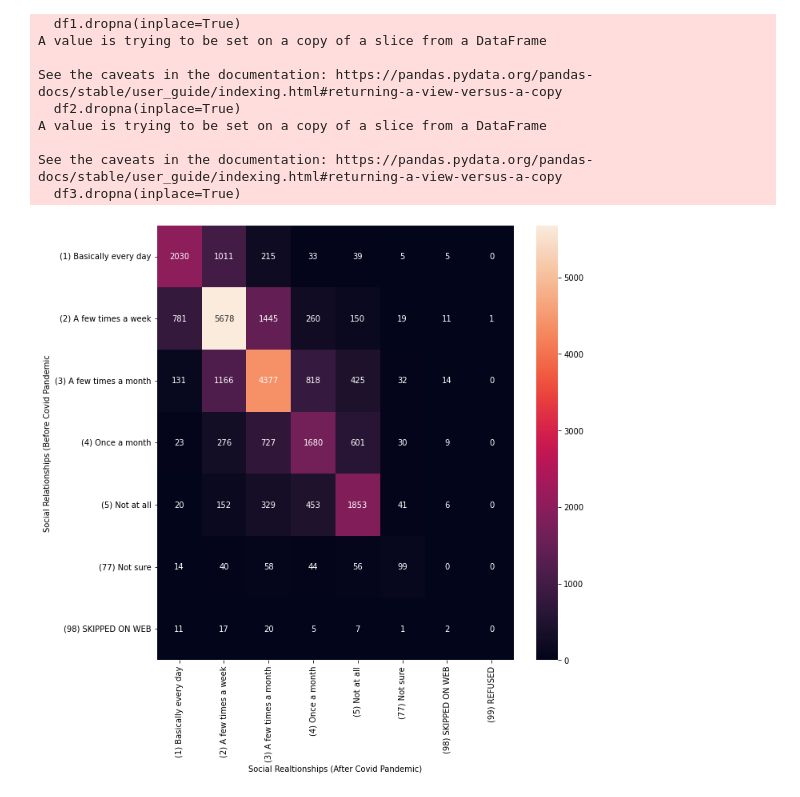
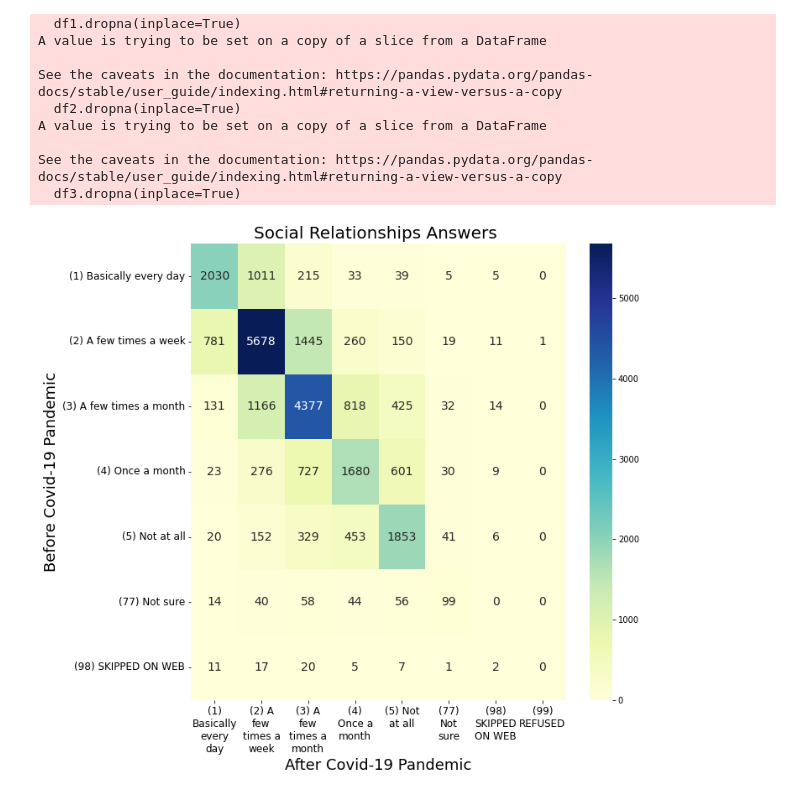
Before and after one commit to meisamasgri/Covid19AndMentalHealth, a Jupyter notebook: SE01 - Final.ipynb, the cells around one changed output. Cells and saved outputs as stored; diff of their text form; code cells hidden in the pictures.

```diff
--- a/SE01 - Final.ipynb
+++ b/SE01 - Final.ipynb
@@ -76,20 +76,38 @@ See the caveats in the documentation: https://pandas.pydata.org/pandas-docs/stab
 # %%
 #SE1: Changes in Social Relationships Before(SOC2B) and After(SOC2A) Covid Pandemic
 import matplotlib.pyplot as plt
 import seaborn as sns
+
+import textwrap
+def wrap_labels(ax, width, break_long_words=False):
+    labels = []
+    for label in ax.get_xticklabels():
+        text = label.get_text()
+        labels.append(textwrap.fill(text, width=width,
+                      break_long_words=break_long_words))
+    ax.set_xticklabels(labels, rotation=0)
+
 SE1 = pd.crosstab(df['SOC2B'],
                   df['SOC2A'],
                  margins = False)
 
 fig, ax = plt.subplots(figsize=(10, 10))
-s= sns.heatmap(SE1, annot=True,fmt='g')
-s.set(xlabel='Social Realtionships (After Covid Pandemic)', ylabel='Social Relationships (Before Covid Pandemic')
-plt.savefig("C:\python\SE01-CROSS.png",
+s= sns.heatmap(SE1, annot=True,fmt='g',annot_kws={"size": 14},cmap="YlGnBu")
+# s.set(xlabel='Social Relationships (After Covid Pandemic)', ylabel='Social Relationships (Before Covid Pandemic')
+s.axes.set_title("Social Relationships Answers ",fontsize=20)
+s.set_xlabel("After Covid-19 Pandemic",fontsize=18)
+s.set_ylabel("Before Covid-19 Pandemic",fontsize=18)
+s.set_xticklabels(s.get_xmajorticklabels(), fontsize = 12 , rotation=45)
+s.set_yticklabels(s.get_ymajorticklabels(), fontsize = 12 )
+wrap_labels(s, 7)
+s.figure
+# s.set_xyicklabels(s.get_jmajorticklabels(), fontsize = 14,rotation=45)
+plt.savefig("C:\python\SE01-CROS.png",
             format='png',
             dpi=600,
             bbox_inches ="tight",
             pad_inches = 1,
             transparent = True,
             orientation ='landscape')
 # %% [output]
-[figure, old version]
+[figure, new version]
```
Also changed, not shown: parts of 7 cells of this notebook, 7 other files.
